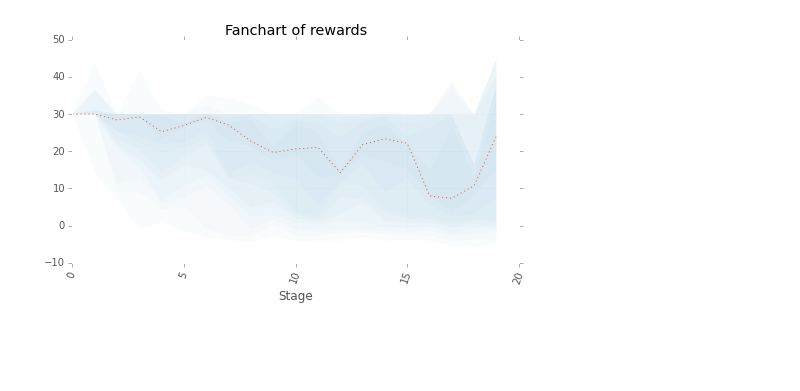
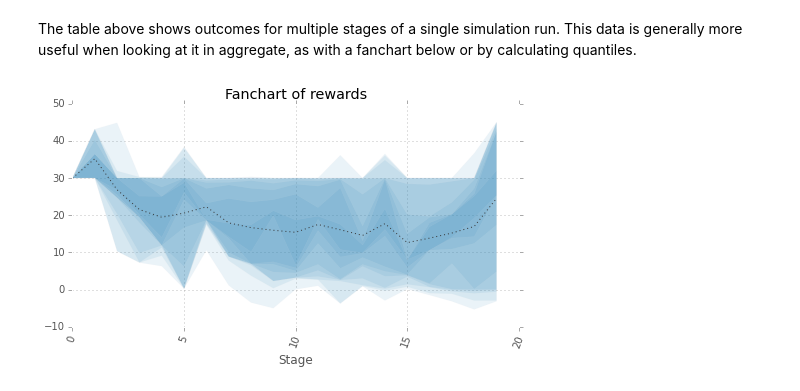
Before and after one commit to TerryNick/quasar-samples, a Jupyter notebook: SimpleInventory.ipynb, the cells around one changed output. Saved outputs shown, nothing was run; the diff lists cells and outputs as text; code cells hidden in the pictures; blank space fills up the shorter version.

```diff
--- a/SimpleInventory.ipynb
+++ b/SimpleInventory.ipynb
@@ -76,5 +52,6 @@ sample,stage,Demand
+# %% [markdown]
+The table above shows outcomes for multiple stages of a single simulation run. This data is generally more useful when looking at it in aggregate, as with a fanchart below or by calculating quantiles.
 # %%
-sim = opt.policy.simulate(100)
 sim.rewards.fanchart()
 # %% [output]
-[figure, old version]
+[figure, new version]
```
Also changed, not shown: parts of 12 cells of this notebook, 1 other file.
